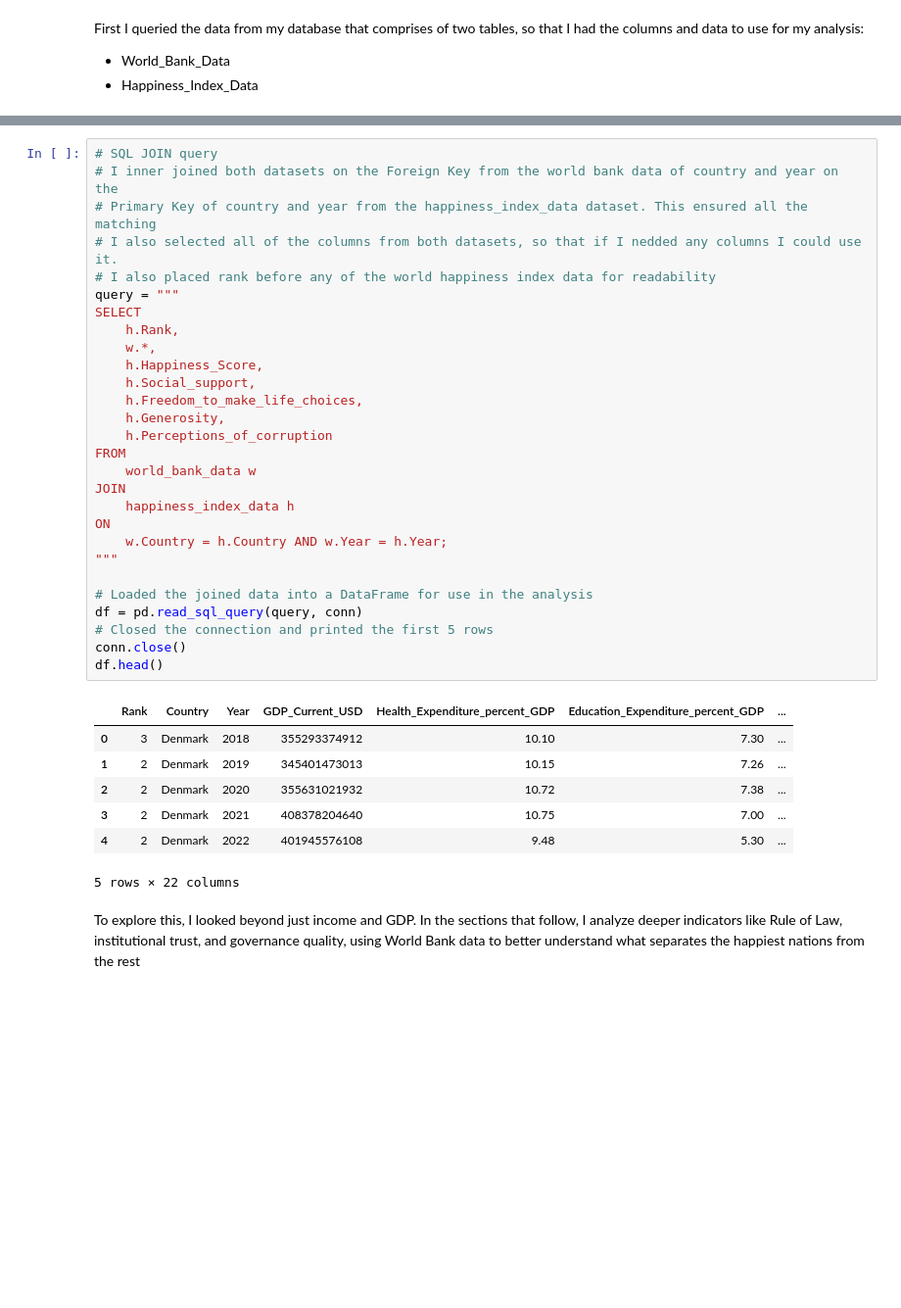
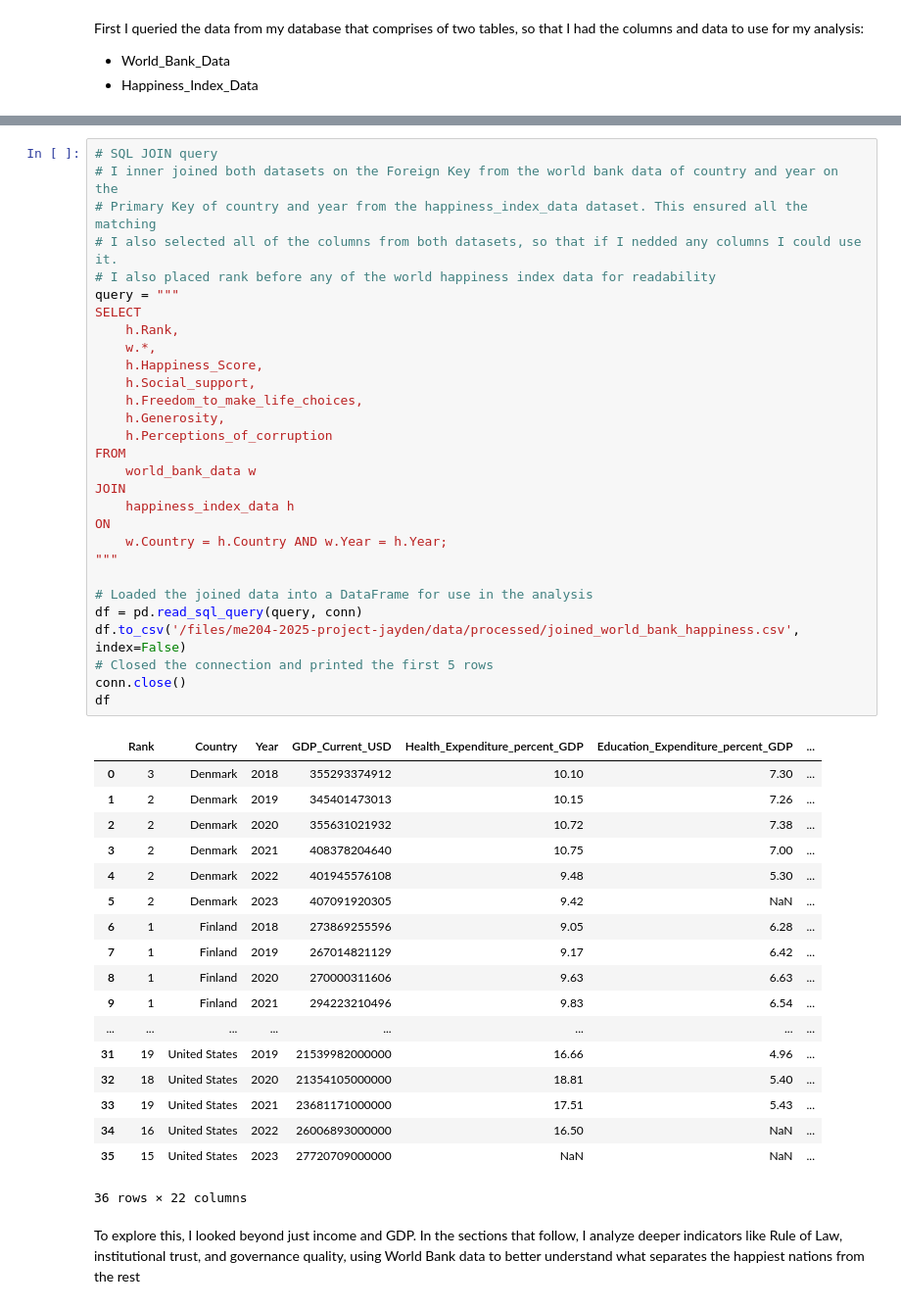
Before and after one commit to LSE-ME204/me204-2025-project-jayden, a Jupyter notebook: notebooks/NB03-analysis.ipynb, the cells around one changed output, grey strips where cells are left out. Shown at 98% size. Saved outputs shown, nothing was run; the diff lists cells and outputs as text; blank space fills up the shorter version.

```diff
--- a/notebooks/NB03-analysis.ipynb
+++ b/notebooks/NB03-analysis.ipynb
@@ -42,35 +46,47 @@ df.head()
 # I also selected all of the columns from both datasets, so that if I nedded any columns I could use it.
 # I also placed rank before any of the world happiness index data for readability
 query = """
 SELECT
     h.Rank,
     w.*,
     h.Happiness_Score,
     h.Social_support,
     h.Freedom_to_make_life_choices,
     h.Generosity,
     h.Perceptions_of_corruption
 FROM
     world_bank_data w
 JOIN
     happiness_index_data h
 ON
     w.Country = h.Country AND w.Year = h.Year;
 """
 
 # Loaded the joined data into a DataFrame for use in the analysis
 df = pd.read_sql_query(query, conn)
+df.to_csv('/files/me204-2025-project-jayden/data/processed/joined_world_bank_happiness.csv', index=False)
 # Closed the connection and printed the first 5 rows
 conn.close()
-df.head()
+df
 # %% [output]
 |  | Rank | Country | Year | GDP_Current_USD | Health_Expenditure_percent_GDP | Education_Expenditure_percent_GDP | ... |
 | 0 | 3 | Denmark | 2018 | 355293374912 | 10.10 | 7.30 | ... |
 | 1 | 2 | Denmark | 2019 | 345401473013 | 10.15 | 7.26 | ... |
 | 2 | 2 | Denmark | 2020 | 355631021932 | 10.72 | 7.38 | ... |
 | 3 | 2 | Denmark | 2021 | 408378204640 | 10.75 | 7.00 | ... |
 | 4 | 2 | Denmark | 2022 | 401945576108 | 9.48 | 5.30 | ... |
+| 5 | 2 | Denmark | 2023 | 407091920305 | 9.42 | NaN | ... |
+| 6 | 1 | Finland | 2018 | 273869255596 | 9.05 | 6.28 | ... |
+| 7 | 1 | Finland | 2019 | 267014821129 | 9.17 | 6.42 | ... |
+| 8 | 1 | Finland | 2020 | 270000311606 | 9.63 | 6.63 | ... |
+| 9 | 1 | Finland | 2021 | 294223210496 | 9.83 | 6.54 | ... |
+| ... | ... | ... | ... | ... | ... | ... | ... |
+| 31 | 19 | United States | 2019 | 21539982000000 | 16.66 | 4.96 | ... |
+| 32 | 18 | United States | 2020 | 21354105000000 | 18.81 | 5.40 | ... |
+| 33 | 19 | United States | 2021 | 23681171000000 | 17.51 | 5.43 | ... |
+| 34 | 16 | United States | 2022 | 26006893000000 | 16.50 | NaN | ... |
+| 35 | 15 | United States | 2023 | 27720709000000 | NaN | NaN | ... |
-5 rows × 22 columns
+36 rows × 22 columns
 # %% [markdown]
 To explore this, I looked beyond just income and GDP. In the sections that follow, I analyze deeper indicators like Rule of Law, institutional trust, and governance quality, using World Bank data to better understand what separates the happiest nations from the rest
 # %% [markdown]
```
Also changed, not shown: parts of 3 cells of this notebook, 24 other files.
